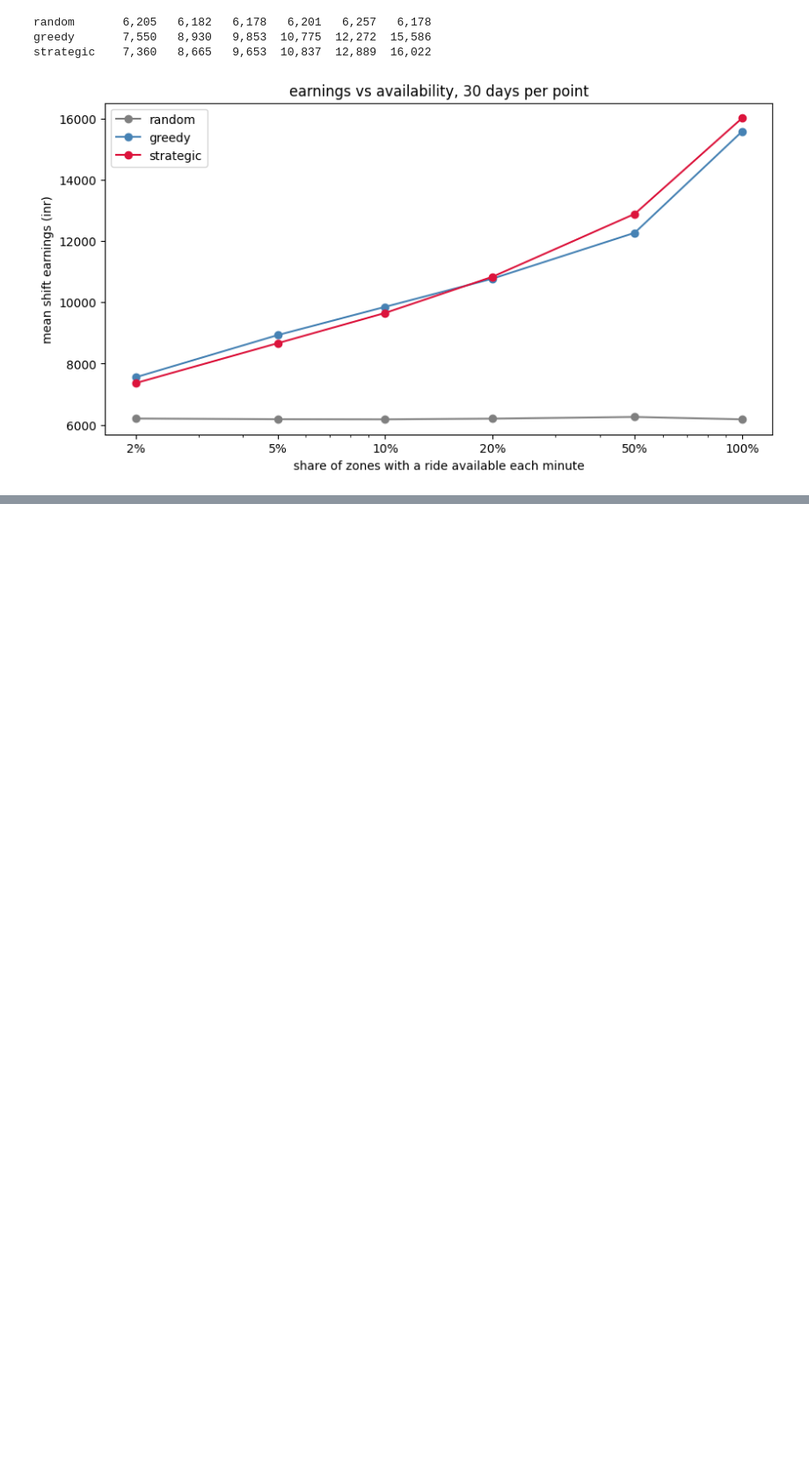
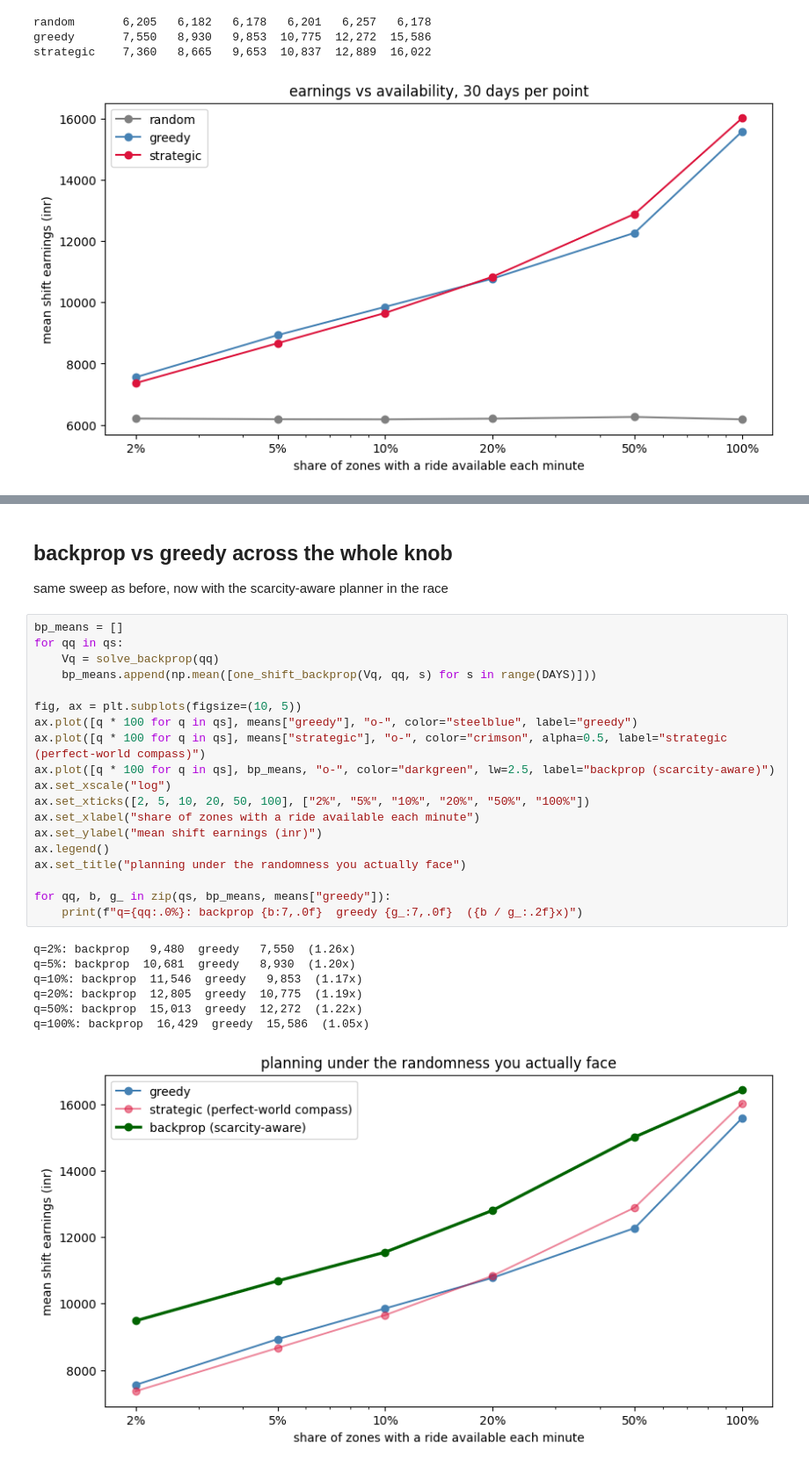
Before and after one commit to sid-081205/gamifying-cabs, a Jupyter notebook: ride_paths.ipynb, the cells around one changed output, grey strips where cells are left out. Shown at 88% size. Cells and saved outputs as stored; diff of their text form; blank space fills up the shorter version.

Commit message:
add scarcity-aware backprop planner: beats greedy 17-26% in thin markets
Co-authored-by: Cursor <cursoragent@cursor.com>

```diff
--- a/ride_paths.ipynb
+++ b/ride_paths.ipynb
@@ -158,0 +213,31 @@ strategic    7,360   8,665   9,653  10,837  12,889  16,022
+# %% [markdown]
+## backprop vs greedy across the whole knob
+
+same sweep as before, now with the scarcity-aware planner in the race
+# %%
+bp_means = []
+for qq in qs:
+    Vq = solve_backprop(qq)
+    bp_means.append(np.mean([one_shift_backprop(Vq, qq, s) for s in range(DAYS)]))
+
+fig, ax = plt.subplots(figsize=(10, 5))
+ax.plot([q * 100 for q in qs], means["greedy"], "o-", color="steelblue", label="greedy")
+ax.plot([q * 100 for q in qs], means["strategic"], "o-", color="crimson", alpha=0.5, label="strategic (perfect-world compass)")
+ax.plot([q * 100 for q in qs], bp_means, "o-", color="darkgreen", lw=2.5, label="backprop (scarcity-aware)")
+ax.set_xscale("log")
+ax.set_xticks([2, 5, 10, 20, 50, 100], ["2%", "5%", "10%", "20%", "50%", "100%"])
+ax.set_xlabel("share of zones with a ride available each minute")
+ax.set_ylabel("mean shift earnings (inr)")
+ax.legend()
+ax.set_title("planning under the randomness you actually face")
+
+for qq, b, g_ in zip(qs, bp_means, means["greedy"]):
+    print(f"q={qq:.0%}: backprop {b:7,.0f}  greedy {g_:7,.0f}  ({b / g_:.2f}x)")
+# %% [output]
+q=2%: backprop   9,480  greedy   7,550  (1.26x)
+q=5%: backprop  10,681  greedy   8,930  (1.20x)
+q=10%: backprop  11,546  greedy   9,853  (1.17x)
+q=20%: backprop  12,805  greedy  10,775  (1.19x)
+q=50%: backprop  15,013  greedy  12,272  (1.22x)
+q=100%: backprop  16,429  greedy  15,586  (1.05x)
+[figure, added]
```
Also changed, not shown: parts of 2 cells of this notebook.
